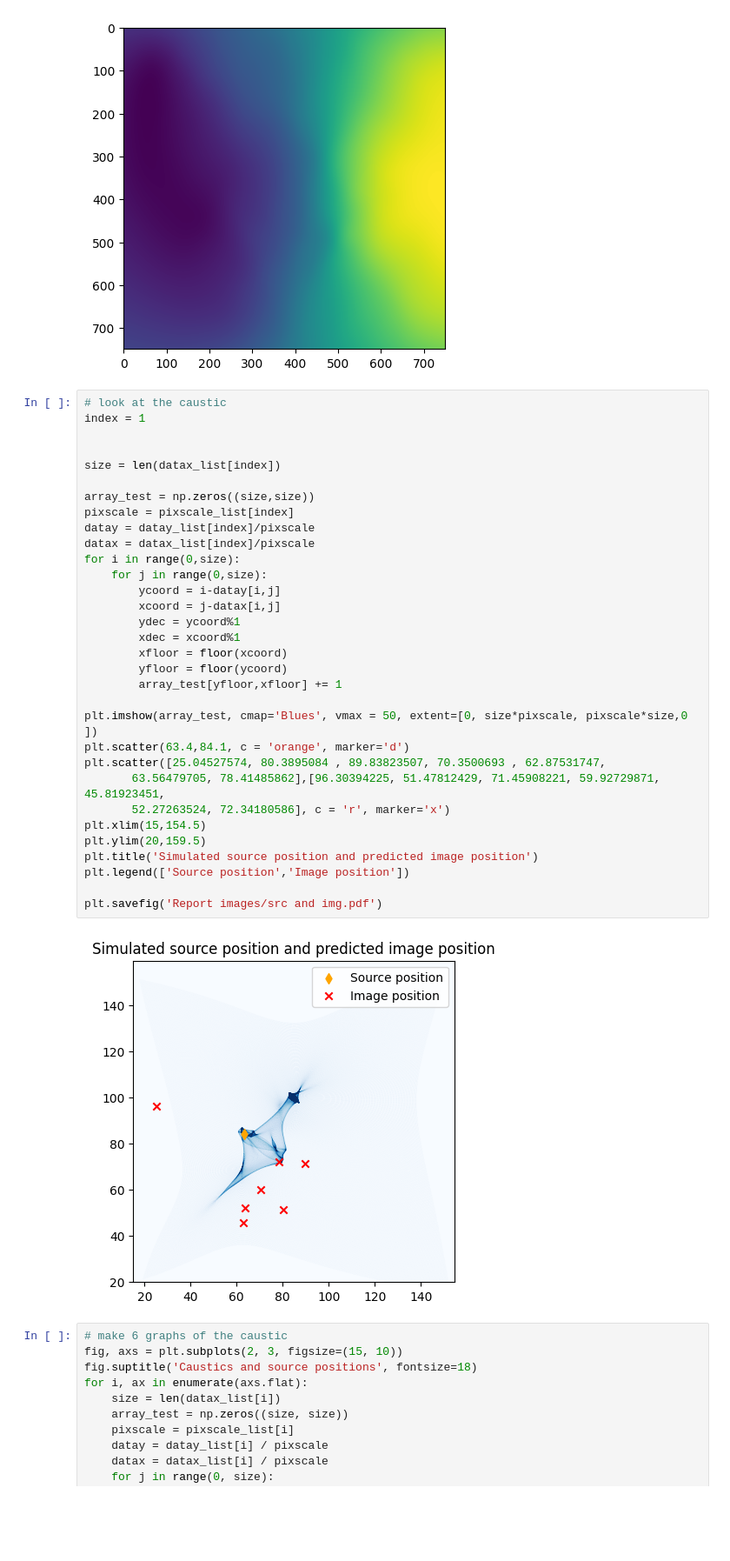
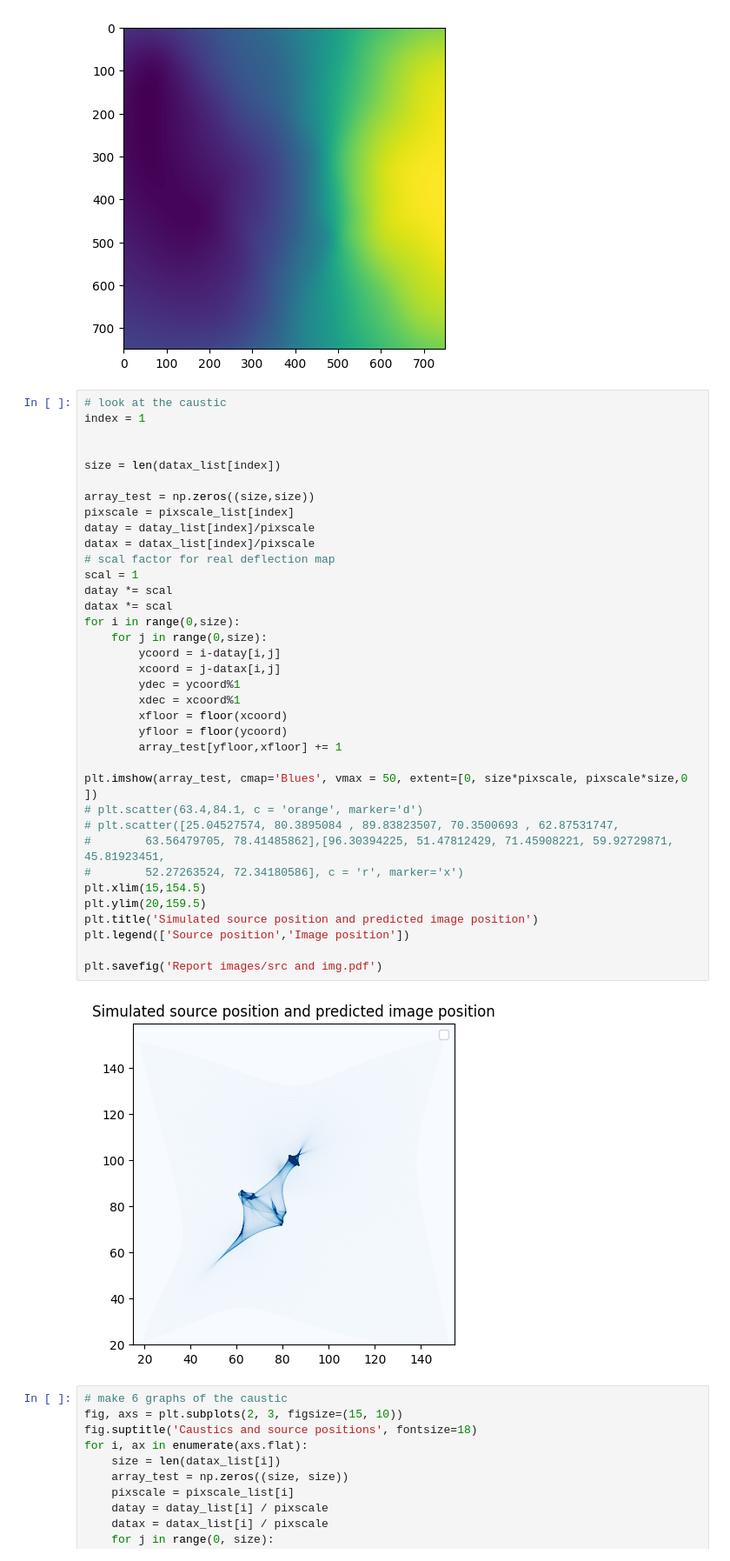
Before and after one commit to diceandcats/GWlensing_Brian, a Jupyter notebook: visualize cluster.ipynb, the cells around one changed output. Shown at 87% size. Saved outputs shown, nothing was run; the diff lists cells and outputs as text; blank space fills up the shorter version.

```diff
--- a/visualize cluster.ipynb
+++ b/visualize cluster.ipynb
@@ -97,37 +97,41 @@ plt.imshow(datax_list[0], cmap='viridis')
 # %%
 # look at the caustic
 index = 1
 
 
 size = len(datax_list[index])
 
 array_test = np.zeros((size,size))
 pixscale = pixscale_list[index]
 datay = datay_list[index]/pixscale
 datax = datax_list[index]/pixscale
+# scal factor for real deflection map
+scal = 1
+datay *= scal
+datax *= scal
 for i in range(0,size):
     for j in range(0,size):
         ycoord = i-datay[i,j]
         xcoord = j-datax[i,j]
         ydec = ycoord%1
         xdec = xcoord%1
         xfloor = floor(xcoord)
         yfloor = floor(ycoord)
         array_test[yfloor,xfloor] += 1
 
 plt.imshow(array_test, cmap='Blues', vmax = 50, extent=[0, size*pixscale, pixscale*size,0 ])
-plt.scatter(63.4,84.1, c = 'orange', marker='d')
-plt.scatter([25.04527574, 80.3895084 , 89.83823507, 70.3500693 , 62.87531747,
-       63.56479705, 78.41485862],[96.30394225, 51.47812429, 71.45908221, 59.92729871, 45.81923451,
-       52.27263524, 72.34180586], c = 'r', marker='x')
+# plt.scatter(63.4,84.1, c = 'orange', marker='d')
+# plt.scatter([25.04527574, 80.3895084 , 89.83823507, 70.3500693 , 62.87531747,
+#        63.56479705, 78.41485862],[96.30394225, 51.47812429, 71.45908221, 59.92729871, 45.81923451,
+#        52.27263524, 72.34180586], c = 'r', marker='x')
 plt.xlim(15,154.5)
 plt.ylim(20,159.5)
 plt.title('Simulated source position and predicted image position')
 plt.legend(['Source position','Image position'])
 
 plt.savefig('Report images/src and img.pdf')
 # %% [output]
-[figure, old version]
+[figure, new version]
 # %%
 # make 6 graphs of the caustic
 fig, axs = plt.subplots(2, 3, figsize=(15, 10))
```
Also changed, not shown: 4 other files.
